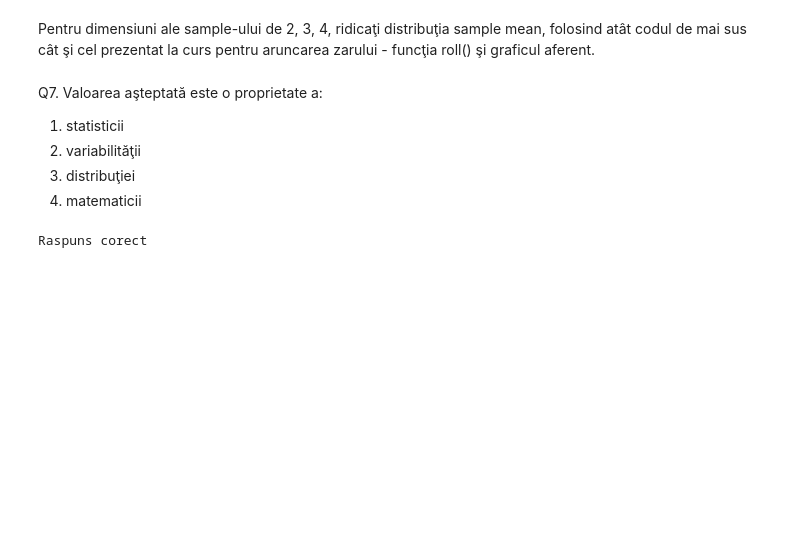
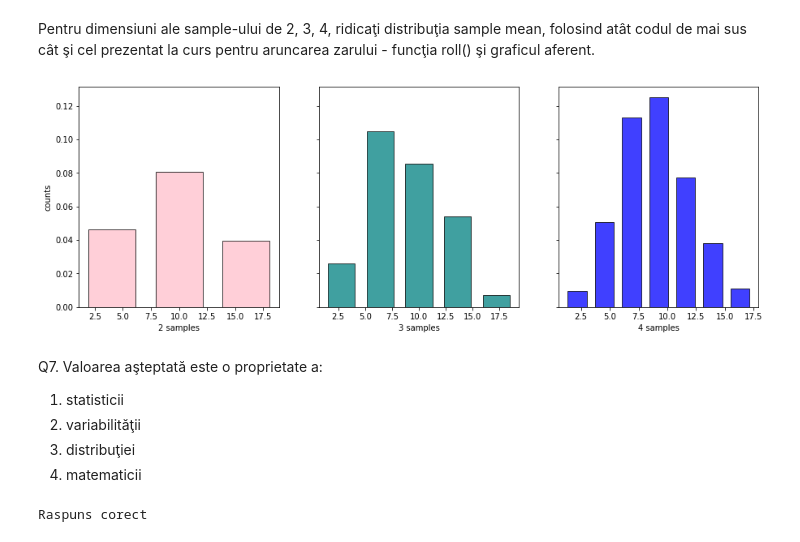
Before and after one commit to a3drian/isml, a Jupyter notebook: Lab3/cap2-Manghiuc_Teodor-Adrian-382.ipynb, the cells around one changed output. Cells and saved outputs as stored; diff of their text form; code cells hidden in the pictures; blank space fills up the shorter version.

Commit message:
Added missing question 6 for Lab3 (plot 3 graphs for 2,3,4 sample distribution).

```diff
--- a/Lab3/cap2-Manghiuc_Teodor-Adrian-382.ipynb
+++ b/Lab3/cap2-Manghiuc_Teodor-Adrian-382.ipynb
@@ -437,5 +437,44 @@ Media distributiei (sample mean): 8.999
 # %% [markdown]
 Pentru dimensiuni ale sample-ului de 2, 3, 4, ridicaţi distribuţia sample mean, folosind atât codul de mai sus cât şi cel prezentat la curs pentru aruncarea zarului - funcţia roll() şi graficul aferent.
+# %%
+population = np.array([1, 4, 7, 10, 13, 19])
+
+def distribution(n, print_info: bool):
+
+    idx = np.random.randint(low=0, high=len(population), size=(1000, n))
+    samples = population[idx]
+    means = np.mean(samples, axis=1)
+
+    if print_info:
+        print(n, "samples")
+        print(idx[:5, :])
+        print(samples[:5, :])
+        print("media:", means[:5])
+        print("Media distributiei (sample mean):", mean)
+        print()
+
+    return means
+
+def q_6():
+    fig, (ax1, ax2, ax3) = plt.subplots(1, 3, sharey=True, figsize=(15, 5))
+    kwargs = dict(rwidth=0.7, density=True, alpha=0.75, ec='k', linewidth=1)
+
+    print_info = False
+
+    ax1.hist(distribution(2, print_info), 3, **kwargs, facecolor='pink')
+    ax2.hist(distribution(3, print_info), 5, **kwargs, facecolor='teal')
+    ax3.hist(distribution(4, print_info), 7, **kwargs, facecolor='blue')
+
+    ax1.set_ylabel('counts')
+    ax1.set_xlabel('2 samples')
+    ax2.set_xlabel('3 samples')
+    ax3.set_xlabel('4 samples')
+
+    plt.show()
+
+q_6()
+# %% [output]
+[figure, added]
 # %% [markdown]
 Q7. Valoarea aşteptată este o proprietate a:
 
```
Also changed, not shown: parts of 12 cells of this notebook.
